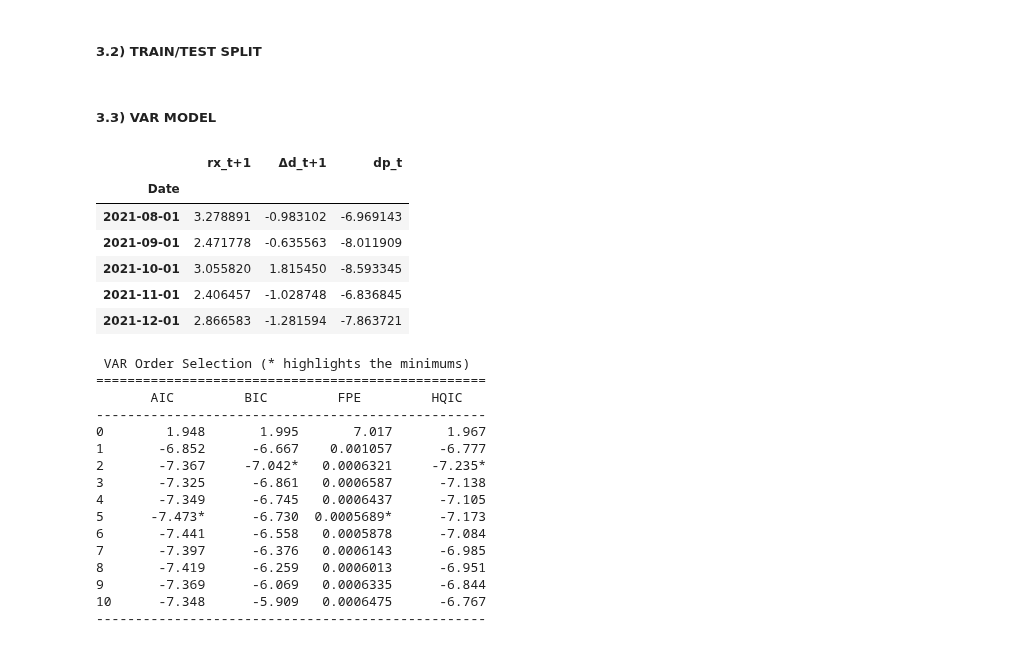
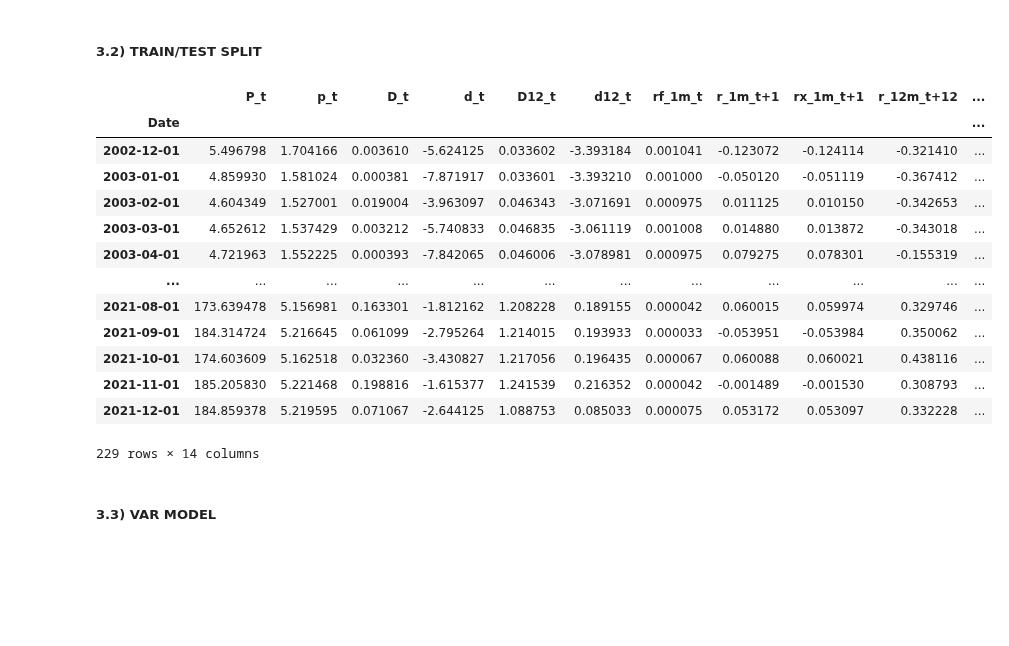
Before and after one commit to EliaLand/Martingale_FVM_AssetPricing, a Jupyter notebook: Part 2/main_FVM.ipynb, the cells around one changed output. Drawn from its saved outputs; the diff is of its cells as text; code cells hidden in the pictures; blank space fills up the shorter version.

```diff
--- a/Part 2/main_FVM.ipynb
+++ b/Part 2/main_FVM.ipynb
@@ -400,43 +379,23 @@ test_monthly_df.to_csv("FVM_data/test_monthly_df.csv", index=False)
+# %%
+train_monthly_df = monthly_df.loc[monthly_df.index <= "2021-12-31"].copy()
+test_monthly_df = monthly_df.loc[monthly_df.index > "2021-12-31"].copy()
+train_monthly_df.to_csv("FVM_data/train_monthly_df.csv")
+test_monthly_df.to_csv("FVM_data/test_monthly_df.csv")
+train_monthly_df
+# %% [output]
+|  | P_t | p_t | D_t | d_t | D12_t | d12_t | rf_1m_t | r_1m_t+1 | rx_1m_t+1 | r_12m_t+12 | ... |
+| Date |  |  |  |  |  |  |  |  |  |  | ... |
+| 2002-12-01 | 5.496798 | 1.704166 | 0.003610 | -5.624125 | 0.033602 | -3.393184 | 0.001041 | -0.123072 | -0.124114 | -0.321410 | ... |
+| 2003-01-01 | 4.859930 | 1.581024 | 0.000381 | -7.871917 | 0.033601 | -3.393210 | 0.001000 | -0.050120 | -0.051119 | -0.367412 | ... |
+| 2003-02-01 | 4.604349 | 1.527001 | 0.019004 | -3.963097 | 0.046343 | -3.071691 | 0.000975 | 0.011125 | 0.010150 | -0.342653 | ... |
+| 2003-03-01 | 4.652612 | 1.537429 | 0.003212 | -5.740833 | 0.046835 | -3.061119 | 0.001008 | 0.014880 | 0.013872 | -0.343018 | ... |
+| 2003-04-01 | 4.721963 | 1.552225 | 0.000393 | -7.842065 | 0.046006 | -3.078981 | 0.000975 | 0.079275 | 0.078301 | -0.155319 | ... |
+| ... | ... | ... | ... | ... | ... | ... | ... | ... | ... | ... | ... |
+| 2021-08-01 | 173.639478 | 5.156981 | 0.163301 | -1.812162 | 1.208228 | 0.189155 | 0.000042 | 0.060015 | 0.059974 | 0.329746 | ... |
+| 2021-09-01 | 184.314724 | 5.216645 | 0.061099 | -2.795264 | 1.214015 | 0.193933 | 0.000033 | -0.053951 | -0.053984 | 0.350062 | ... |
+| 2021-10-01 | 174.603609 | 5.162518 | 0.032360 | -3.430827 | 1.217056 | 0.196435 | 0.000067 | 0.060088 | 0.060021 | 0.438116 | ... |
+| 2021-11-01 | 185.205830 | 5.221468 | 0.198816 | -1.615377 | 1.241539 | 0.216352 | 0.000042 | -0.001489 | -0.001530 | 0.308793 | ... |
+| 2021-12-01 | 184.859378 | 5.219595 | 0.071067 | -2.644125 | 1.088753 | 0.085033 | 0.000075 | 0.053172 | 0.053097 | 0.332228 | ... |
+229 rows × 14 columns
 # %% [markdown]
 ##### **3.3) VAR MODEL**
-# %%
-# Clean the df for state space vector
-# (!!!) Transfrom date in index and covert value columns to numeric
-train_monthly_df = train_monthly_df[["Date", "rx_t+1", "Δd_t+1", "dp_t"]]
-train_monthly_df = train_monthly_df.set_index("Date")
-train_monthly_df = train_monthly_df.apply(pd.to_numeric, errors="coerce")
-
-train_monthly_df.tail()
-# %% [output]
-|  | rx_t+1 | Δd_t+1 | dp_t |
-| Date |  |  |  |
-| 2021-08-01 | 3.278891 | -0.983102 | -6.969143 |
-| 2021-09-01 | 2.471778 | -0.635563 | -8.011909 |
-| 2021-10-01 | 3.055820 | 1.815450 | -8.593345 |
-| 2021-11-01 | 2.406457 | -1.028748 | -6.836845 |
-| 2021-12-01 | 2.866583 | -1.281594 | -7.863721 |
-# %%
-# VAR model lag optimization
-# (!!!) We prioritize AIC and FPE (lag=5) as we are interest in the best lag that maximize the reuslt in out-of-sample prediction
-# (!!!) Parsimony-based index instead suggest a lag=2
-
-m_model = VAR(train_monthly_df)
-lag_selection = m_model.select_order(maxlags=10)
-print(lag_selection.summary())
-# %% [output]
- VAR Order Selection (* highlights the minimums)
-==================================================
-       AIC         BIC         FPE         HQIC
---------------------------------------------------
-0        1.948       1.995       7.017       1.967
-1       -6.852      -6.667    0.001057      -6.777
-2       -7.367     -7.042*   0.0006321     -7.235*
-3       -7.325      -6.861   0.0006587      -7.138
-4       -7.349      -6.745   0.0006437      -7.105
-5      -7.473*      -6.730  0.0005689*      -7.173
-6       -7.441      -6.558   0.0005878      -7.084
-7       -7.397      -6.376   0.0006143      -6.985
-8       -7.419      -6.259   0.0006013      -6.951
-9       -7.369      -6.069   0.0006335      -6.844
-10      -7.348      -5.909   0.0006475      -6.767
---------------------------------------------------
```
Also changed, not shown: parts of 25 cells of this notebook.
